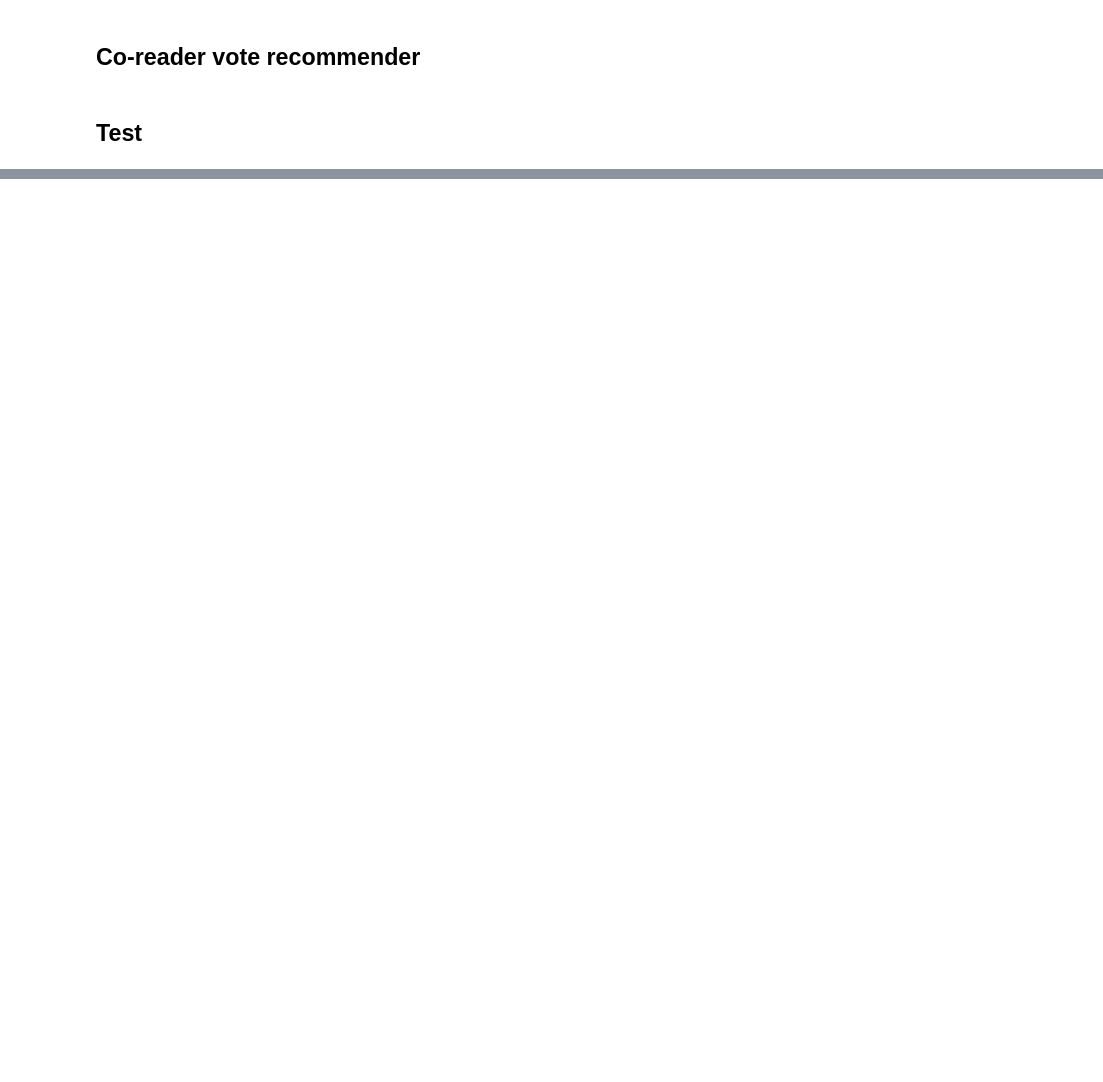
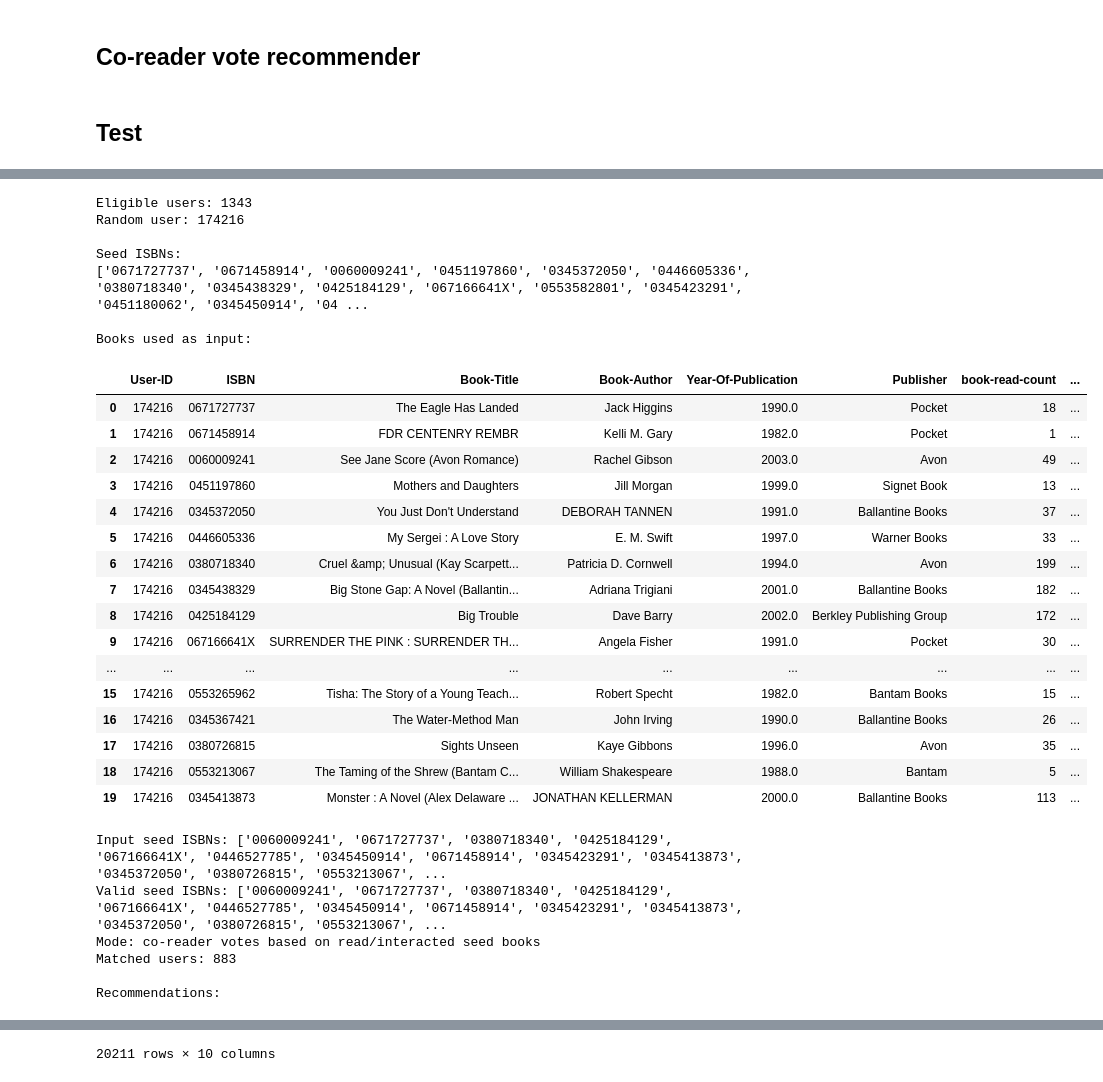
Before and after one commit to vladipetkov/Amazon-Books, a Jupyter notebook: book_recommendation_beta.ipynb, the cells around one changed output, grey strips where cells are left out. Cells and saved outputs as stored; diff of their text form; code cells hidden in the pictures; blank space fills up the shorter version.

Commit message:
book _recommendation changes and adding it to test
Preparing the recommendation model for the final project

```diff
--- a/book_recommendation_beta.ipynb
+++ b/book_recommendation_beta.ipynb
@@ -38,0 +65,37 @@ users = pd.read_csv(
+# %%
+"""
+METHOD 1
+"""
+countries = []
+for country in pycountry.countries:
+    countries.append(country.name.lower())
+
+mutual = []
+for mutual_country in countries:
+    if mutual_country in unique_active_countries:
+        mutual.append(mutual_country)
+
+#ADD MANUALLY countries not in mutual
+mutual += "usa", "russia", "iran", "vietnam", "u.a.e", "turkey", "taiwan", "syria", "venezuela", "south korea", "czech republic"
+
+total_users_method1 = 0
+for country in mutual:
+    total_users_method1 += df_active_countries[df_active_countries == country].count()
+print(f"Percentage of users kept after cleaning;            METHOD 1: {round(total_users_method1/len(df_users)*100, 2)}")
+
+"""
+METHOD 2
+this is an additional validation step of the mutual list
+"""
+countries_counts = df_active_countries.value_counts()
+counts_list = countries_counts[countries_counts>50].index.tolist()
+counts_list.remove("")
+
+total_users_method2 = 0
+for country in counts_list:
+    total_users_method2 += df_active_countries[df_active_countries == country].count()
+print(f"Percentage of users kept after cleaning; only using METHOD 2: {round(total_users_method2/len(df_users)*100, 2)}")
+print(f"Countries, having more than 50 customers, excluded from the countries list are: {set(counts_list)- set(mutual)}")
+
+df_users['Country'] = df_users['Location'].str.split(',').str[-1].str.strip().str.lower()
+df_users['Country'] = df_users['Country'].apply(lambda x: x if x in mutual else "unknown")
@@ -350,0 +406,38 @@ Recommended books that the user had already read:
+# %%
+random_user_id, seed_books_info, recommendations, random_user_books_info = test_random_user_recommendations(
+    min_books_read=30,
+    n_seed_books=20,
+    random_state=42,
+    use_liked_seed_model=False
+)
+# %% [output]
+Eligible users: 1343
+Random user: 174216
+
+Seed ISBNs:
+['0671727737', '0671458914', '0060009241', '0451197860', '0345372050', '0446605336', '0380718340', '0345438329', '0425184129', '067166641X', '0553582801', '0345423291', '0451180062', '0345450914', '04 ...
+
+Books used as input:
+|  | User-ID | ISBN | Book-Title | Book-Author | Year-Of-Publication | Publisher | book-read-count | ... |
+| 0 | 174216 | 0671727737 | The Eagle Has Landed | Jack Higgins | 1990.0 | Pocket | 18 | ... |
+| 1 | 174216 | 0671458914 | FDR CENTENRY REMBR | Kelli M. Gary | 1982.0 | Pocket | 1 | ... |
+| 2 | 174216 | 0060009241 | See Jane Score (Avon Romance) | Rachel Gibson | 2003.0 | Avon | 49 | ... |
+| 3 | 174216 | 0451197860 | Mothers and Daughters | Jill Morgan | 1999.0 | Signet Book | 13 | ... |
+| 4 | 174216 | 0345372050 | You Just Don't Understand | DEBORAH TANNEN | 1991.0 | Ballantine Books | 37 | ... |
+| 5 | 174216 | 0446605336 | My Sergei : A Love Story | E. M. Swift | 1997.0 | Warner Books | 33 | ... |
+| 6 | 174216 | 0380718340 | Cruel &amp; Unusual (Kay Scarpett... | Patricia D. Cornwell | 1994.0 | Avon | 199 | ... |
+| 7 | 174216 | 0345438329 | Big Stone Gap: A Novel (Ballantin... | Adriana Trigiani | 2001.0 | Ballantine Books | 182 | ... |
+| 8 | 174216 | 0425184129 | Big Trouble | Dave Barry | 2002.0 | Berkley Publishing Group | 172 | ... |
+| 9 | 174216 | 067166641X | SURRENDER THE PINK : SURRENDER TH... | Angela Fisher | 1991.0 | Pocket | 30 | ... |
+| ... | ... | ... | ... | ... | ... | ... | ... | ... |
+| 15 | 174216 | 0553265962 | Tisha: The Story of a Young Teach... | Robert Specht | 1982.0 | Bantam Books | 15 | ... |
+| 16 | 174216 | 0345367421 | The Water-Method Man | John Irving | 1990.0 | Ballantine Books | 26 | ... |
+| 17 | 174216 | 0380726815 | Sights Unseen | Kaye Gibbons | 1996.0 | Avon | 35 | ... |
+| 18 | 174216 | 0553213067 | The Taming of the Shrew (Bantam C... | William Shakespeare | 1988.0 | Bantam | 5 | ... |
+| 19 | 174216 | 0345413873 | Monster : A Novel (Alex Delaware ... | JONATHAN KELLERMAN | 2000.0 | Ballantine Books | 113 | ... |
+Input seed ISBNs: ['0060009241', '0671727737', '0380718340', '0425184129', '067166641X', '0446527785', '0345450914', '0671458914', '0345423291', '0345413873', '0345372050', '0380726815', '0553213067', ...
+Valid seed ISBNs: ['0060009241', '0671727737', '0380718340', '0425184129', '067166641X', '0446527785', '0345450914', '0671458914', '0345423291', '0345413873', '0345372050', '0380726815', '0553213067', ...
+Mode: co-reader votes based on read/interacted seed books
+Matched users: 883
+
+Recommendations:
@@ -350,0 +456 @@ Recommended books that the user had already read:
+20211 rows × 10 columns
```
Also changed, not shown: parts of 14 cells of this notebook, 1 other file.
